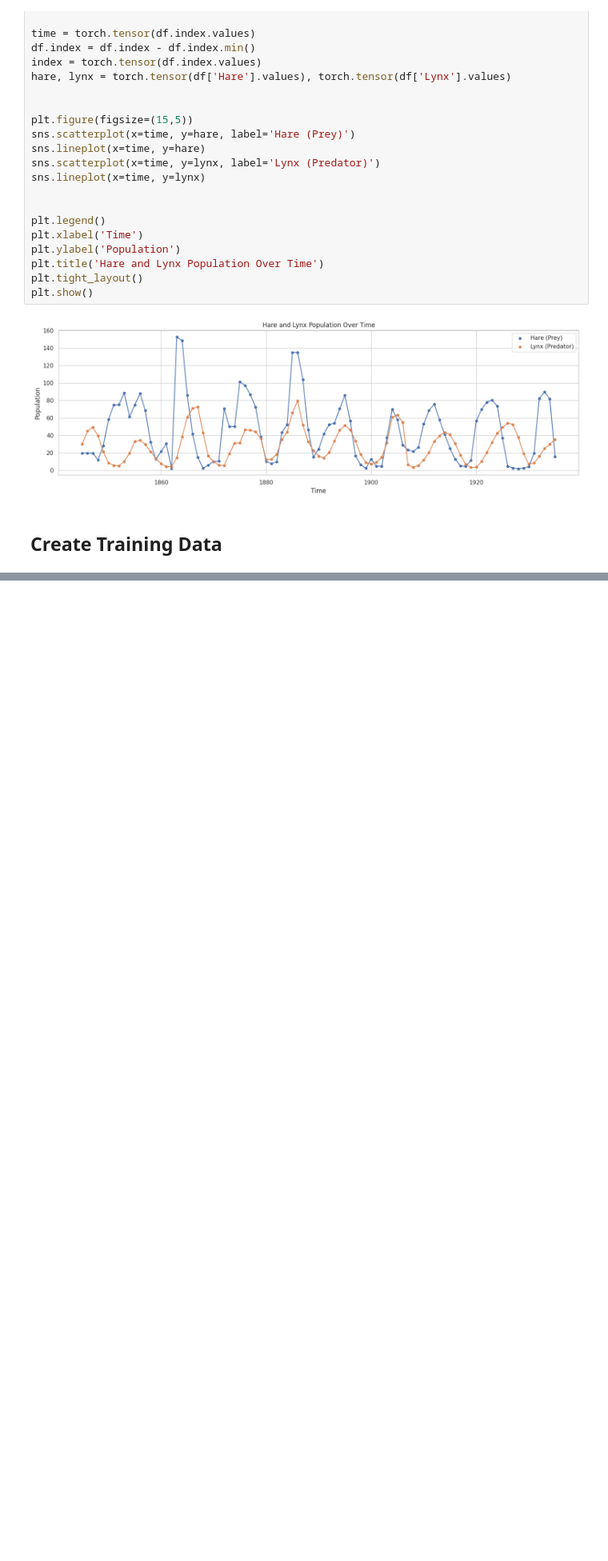
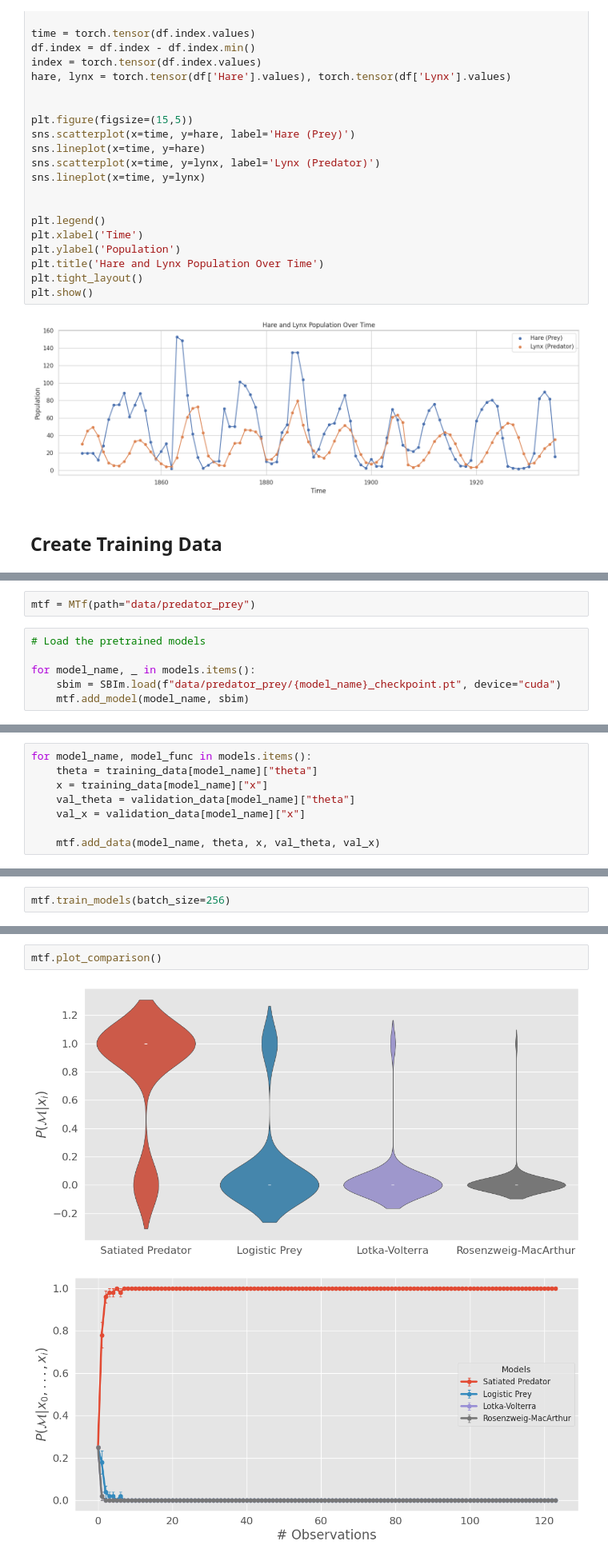
Before and after one commit to bGuenes/COMPASS, a Jupyter notebook: tutorials/Predator_Prey.ipynb, the cells around one changed output, grey strips where cells are left out. Shown at 80% size. Drawn from its saved outputs; the diff is of its cells as text; blank space fills up the shorter version.

Commit message:
hare-lynx training and prediction

```diff
--- a/tutorials/Predator_Prey.ipynb
+++ b/tutorials/Predator_Prey.ipynb
@@ -291,0 +282,8 @@ tensor([ 0.,  1.,  2.,  3.,  4.,  5.,  6.,  7.,  8.,  9., 10., 11., 12., 13.,
+# %%
+mtf = MTf(path="data/predator_prey")
+# %%
+# Load the pretrained models
+
+for model_name, _ in models.items():
+    sbim = SBIm.load(f"data/predator_prey/{model_name}_checkpoint.pt", device="cuda")
+    mtf.add_model(model_name, sbim)
@@ -291,0 +295,8 @@ tensor([ 0.,  1.,  2.,  3.,  4.,  5.,  6.,  7.,  8.,  9., 10., 11., 12., 13.,
+# %%
+for model_name, model_func in models.items():
+    theta = training_data[model_name]["theta"]
+    x = training_data[model_name]["x"]
+    val_theta = validation_data[model_name]["theta"]
+    val_x = validation_data[model_name]["x"]
+
+    mtf.add_data(model_name, theta, x, val_theta, val_x)
@@ -291,0 +312,2 @@ tensor([ 0.,  1.,  2.,  3.,  4.,  5.,  6.,  7.,  8.,  9., 10., 11., 12., 13.,
+# %%
+mtf.train_models(batch_size=256)
@@ -291,0 +331,5 @@ tensor([ 0.,  1.,  2.,  3.,  4.,  5.,  6.,  7.,  8.,  9., 10., 11., 12., 13.,
+# %%
+mtf.plot_comparison()
+# %% [output]
+[figure, added]
+[figure, added]
```
Also changed, not shown: parts of 24 cells of this notebook, 3 other files.
